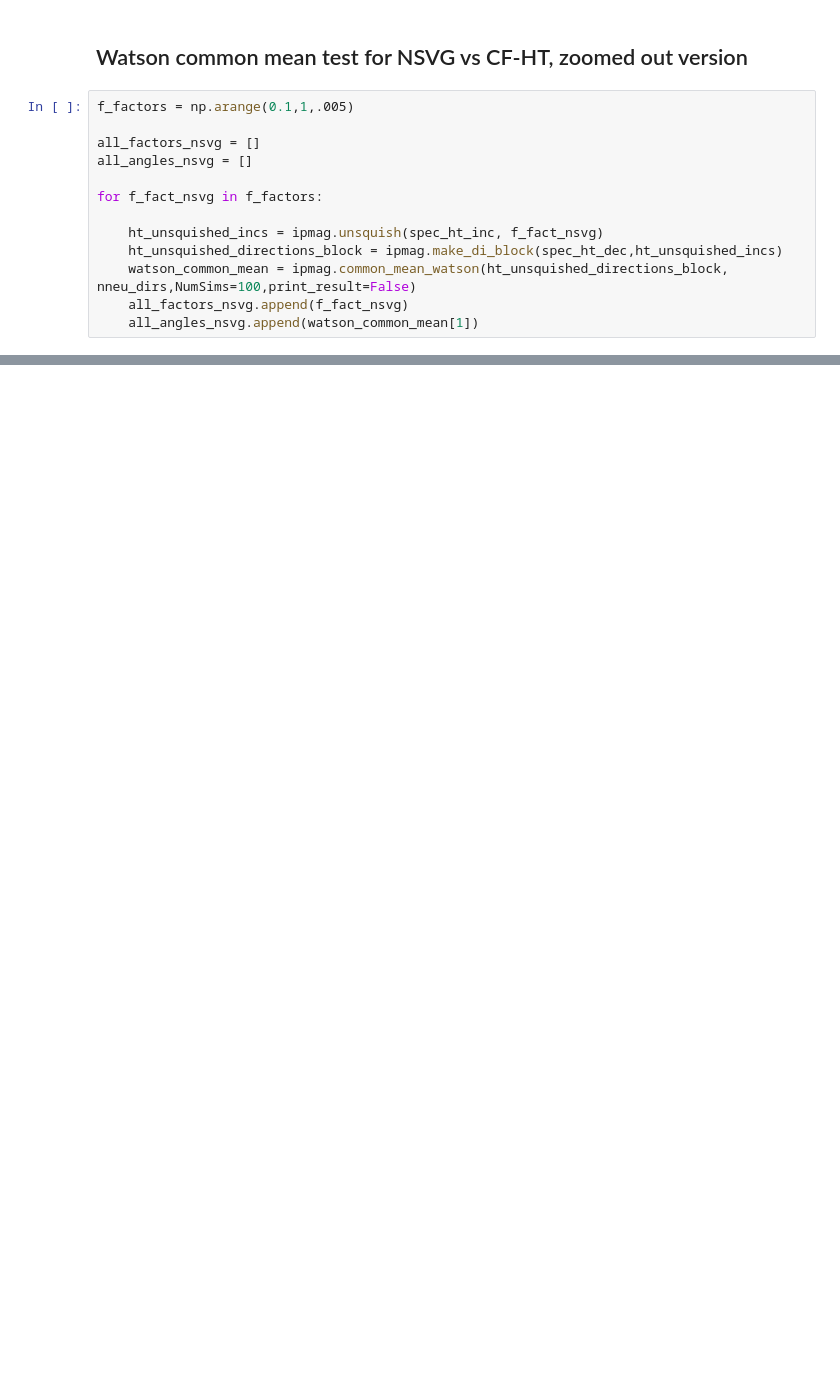
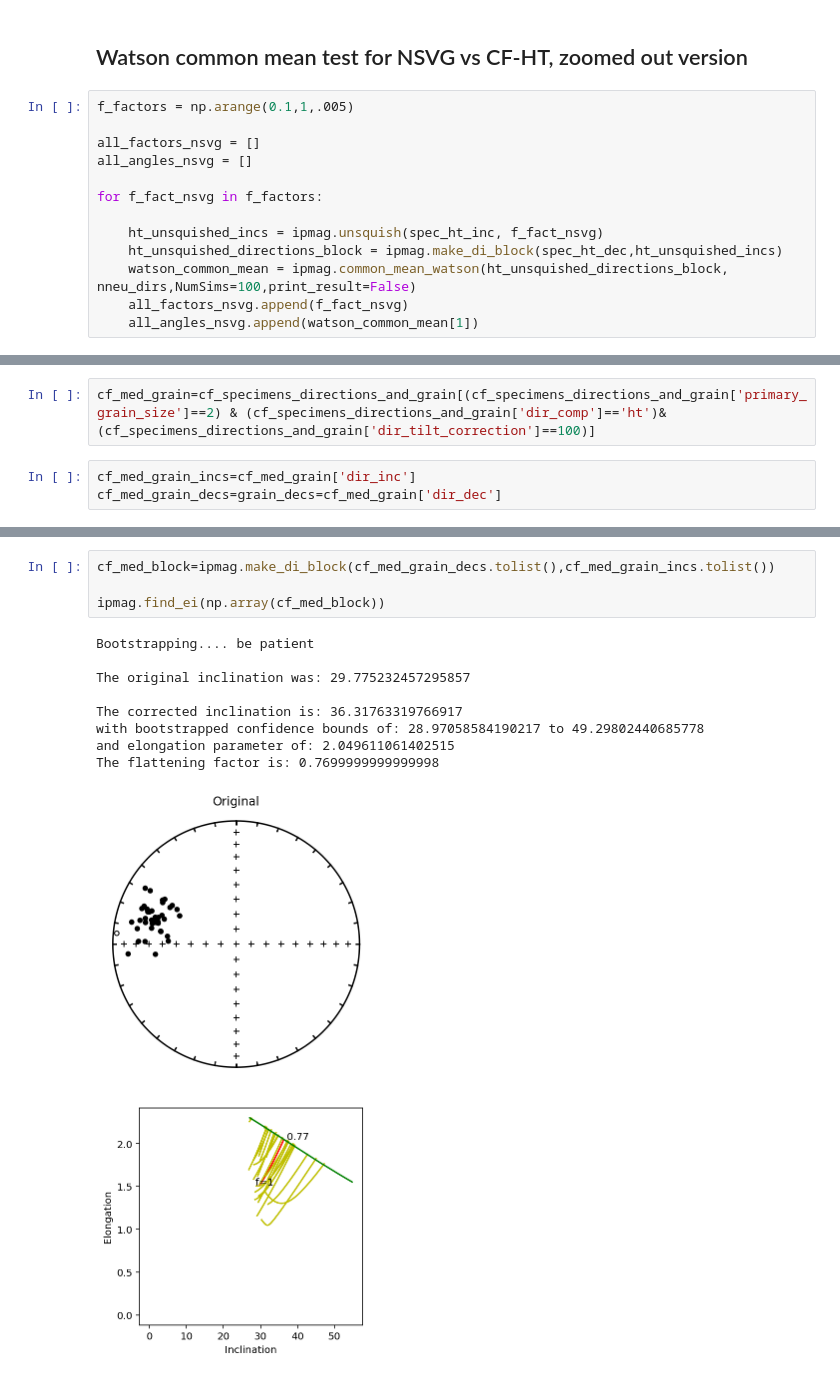
Before and after one commit to Swanson-Hysell-Group/Inclination_Shallowing, a Jupyter notebook: code/Notebooks/Cutface_common_mean_tests.ipynb, the cells around one changed output, grey strips where cells are left out. Saved outputs shown, nothing was run; the diff lists cells and outputs as text; blank space fills up the shorter version.

```diff
--- a/code/Notebooks/Cutface_common_mean_tests.ipynb
+++ b/code/Notebooks/Cutface_common_mean_tests.ipynb
@@ -173,0 +210,5 @@ specimens_mt_tc
+# %%
+cf_med_grain=cf_specimens_directions_and_grain[(cf_specimens_directions_and_grain['primary_grain_size']==2) & (cf_specimens_directions_and_grain['dir_comp']=='ht')&(cf_specimens_directions_and_grain['dir_tilt_correction']==100)]
+# %%
+cf_med_grain_incs=cf_med_grain['dir_inc']
+cf_med_grain_decs=grain_decs=cf_med_grain['dir_dec']
@@ -173,0 +242,15 @@ specimens_mt_tc
+# %%
+cf_med_block=ipmag.make_di_block(cf_med_grain_decs.tolist(),cf_med_grain_incs.tolist())
+
+ipmag.find_ei(np.array(cf_med_block))
+# %% [output]
+Bootstrapping.... be patient
+
+The original inclination was: 29.775232457295857
+
+The corrected inclination is: 36.31763319766917
+with bootstrapped confidence bounds of: 28.97058584190217 to 49.29802440685778
+and elongation parameter of: 2.049611061402515
+The flattening factor is: 0.7699999999999998
+[figure, added]
+[figure, added]
```
Also changed, not shown: parts of 25 cells of this notebook, 10 other files.
